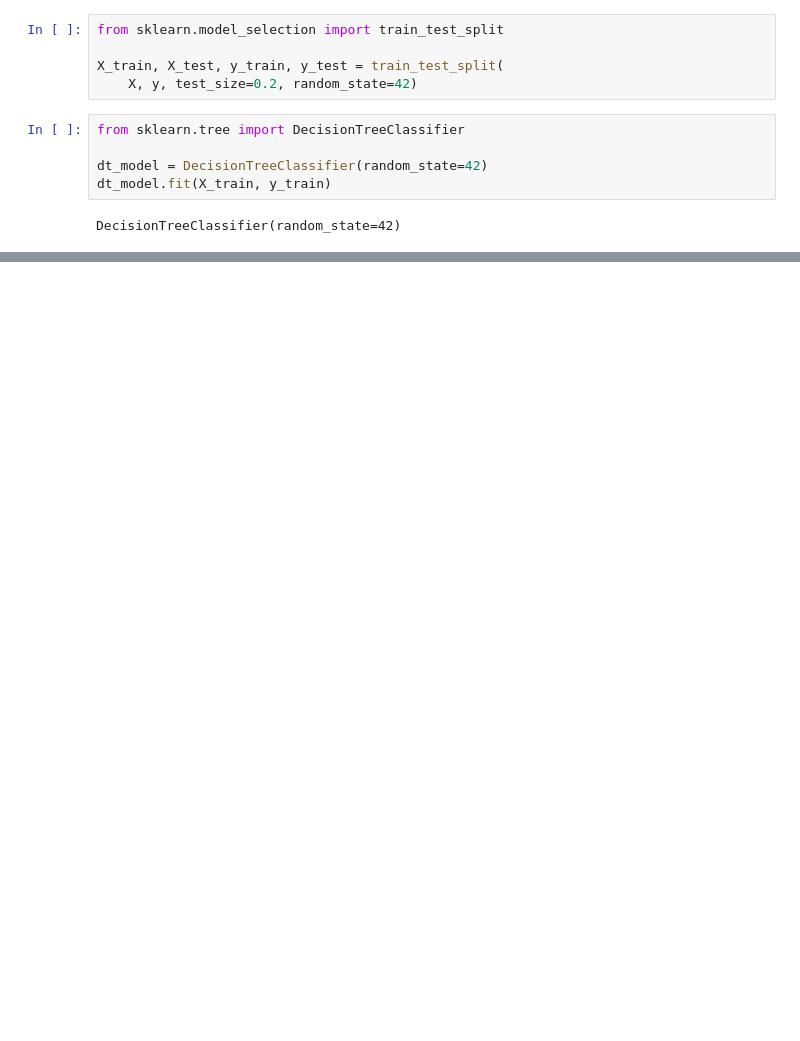
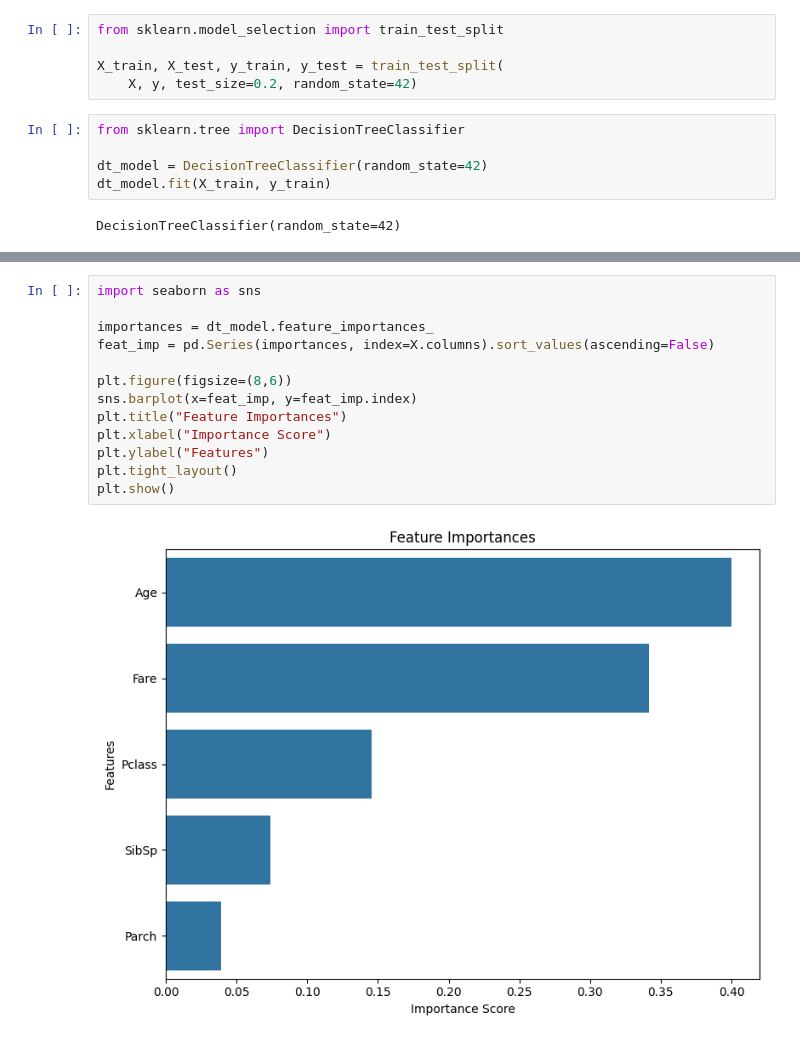
Before and after one commit to avnishcodes/TitanicClassification, a Jupyter notebook: Titanic_Classification.ipynb, the cells around one changed output, grey strips where cells are left out. Drawn from its saved outputs; the diff is of its cells as text; blank space fills up the shorter version.

```diff
--- a/Titanic_Classification.ipynb
+++ b/Titanic_Classification.ipynb
@@ -96,0 +114,15 @@ Best cross-validation accuracy: 0.7232646834477499
+# %%
+import seaborn as sns
+
+importances = dt_model.feature_importances_
+feat_imp = pd.Series(importances, index=X.columns).sort_values(ascending=False)
+
+plt.figure(figsize=(8,6))
+sns.barplot(x=feat_imp, y=feat_imp.index)
+plt.title("Feature Importances")
+plt.xlabel("Importance Score")
+plt.ylabel("Features")
+plt.tight_layout()
+plt.show()
+# %% [output]
+[figure, added]
```
Also changed, not shown: parts of 4 cells of this notebook.
